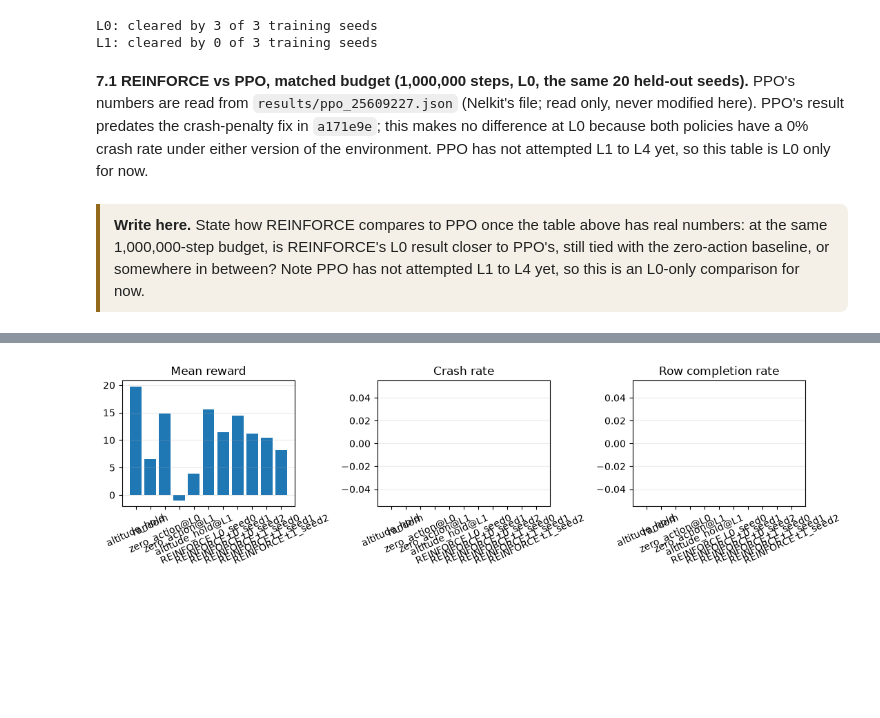
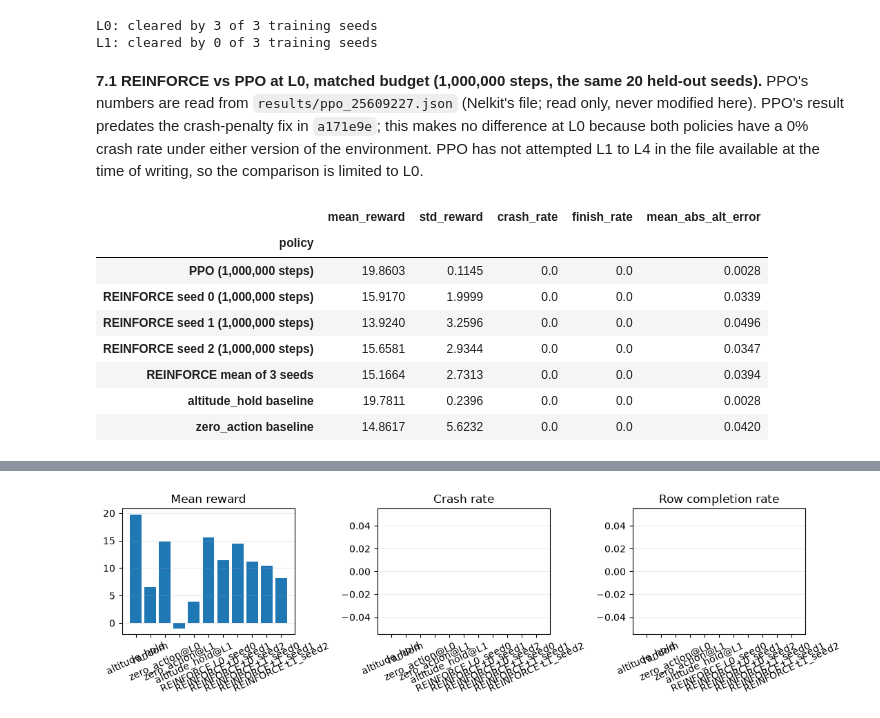
Before and after one commit to Nelkit/agroflight-rl, a Jupyter notebook: notebooks/reinforce_25418551.ipynb, the cells around one changed output, grey strips where cells are left out. Drawn from its saved outputs; the diff is of its cells as text; code cells hidden in the pictures; blank space fills up the shorter version.

Commit message:
Add conclusion to REINFORCE notebook, and part E ready

```diff
--- a/notebooks/reinforce_25418551.ipynb
+++ b/notebooks/reinforce_25418551.ipynb
@@ -836,7 +827,7 @@ else:
 L0: cleared by 3 of 3 training seeds
 L1: cleared by 0 of 3 training seeds
 # %% [markdown]
-**7.1 REINFORCE vs PPO, matched budget (1,000,000 steps, L0, the same 20 held-out seeds).** PPO's numbers are read from `results/ppo_25609227.json` (Nelkit's file; read only, never modified here). PPO's result predates the crash-penalty fix in `a171e9e`; this makes no difference at L0 because both policies have a 0% crash rate under either version of the environment. PPO has not attempted L1 to L4 yet, so this table is L0 only for now.
+**7.1 REINFORCE vs PPO at L0, matched budget (1,000,000 steps, the same 20 held-out seeds).** PPO's numbers are read from `results/ppo_25609227.json` (Nelkit's file; read only, never modified here). PPO's result predates the crash-penalty fix in `a171e9e`; this makes no difference at L0 because both policies have a 0% crash rate under either version of the environment. PPO has not attempted L1 to L4 in the file available at the time of writing, so the comparison is limited to L0.
 # %%
 if RUN_LEGACY_V1:
     ppo_path = os.path.join(RESULTS_DIR, "ppo_25609227.json")
@@ -862,5 +853,25 @@ if RUN_LEGACY_V1:
     display(cmp_df.round(3))
 else:
     print('skipped: earlier 200k-step run (set RUN_LEGACY_V1 = True in cell 2.2 to redo it)')
-# %% [markdown]
-<div style="border-left:4px solid rgb(147,105,28);background:rgba(147,105,28,0.10);padding:10px 14px;border-radius:0 8px 8px 0;margin:6px 0"><b>Write here.</b> State how REINFORCE compares to PPO once the table above has real numbers: at the same 1,000,000-step budget, is REINFORCE's L0 result closer to PPO's, still tied with the zero-action baseline, or somewhere in between? Note PPO has not attempted L1 to L4 yet, so this is an L0-only comparison for now.</div>
+# %%
+import pandas as pd
+RE = json.load(open(os.path.join(RESULTS_DIR, "reinforce_25418551.json")))   # Part E results, see Section 7b
+ppo = json.load(open(os.path.join(RESULTS_DIR, "ppo_25609227.json")))
+cols = ["mean_reward", "std_reward", "crash_rate", "finish_rate", "mean_abs_alt_error"]
+rows = [{"policy": f"PPO ({ppo['training']['total_timesteps']:,} steps)", **{k: ppo["evaluation"]["levels"]["L0"][k] for k in cols}}]
+for s in (0, 1, 2):
+    rows.append({"policy": f"REINFORCE seed {s} (1,000,000 steps)", **{k: RE["evaluation"]["per_seed"][f"L0_seed{s}"][k] for k in cols}})
+rows.append({"policy": "REINFORCE mean of 3 seeds", **{k: RE["evaluation"]["levels"]["L0"][k] for k in cols}})
+for b in ("altitude_hold", "zero_action"):
+    rows.append({"policy": f"{b} baseline", **{k: RE["evaluation"]["baselines"][f"{b}@L0"][k] for k in cols}})
+display(pd.DataFrame(rows).set_index("policy").round(4))
+# %% [output]
+|  | mean_reward | std_reward | crash_rate | finish_rate | mean_abs_alt_error |
+| policy |  |  |  |  |  |
+| PPO (1,000,000 steps) | 19.8603 | 0.1145 | 0.0 | 0.0 | 0.0028 |
+| REINFORCE seed 0 (1,000,000 steps) | 15.9170 | 1.9999 | 0.0 | 0.0 | 0.0339 |
+| REINFORCE seed 1 (1,000,000 steps) | 13.9240 | 3.2596 | 0.0 | 0.0 | 0.0496 |
+| REINFORCE seed 2 (1,000,000 steps) | 15.6581 | 2.9344 | 0.0 | 0.0 | 0.0347 |
+| REINFORCE mean of 3 seeds | 15.1664 | 2.7313 | 0.0 | 0.0 | 0.0394 |
+| altitude_hold baseline | 19.7811 | 0.2396 | 0.0 | 0.0 | 0.0028 |
+| zero_action baseline | 14.8617 | 5.6232 | 0.0 | 0.0 | 0.0420 |
```
Also changed, not shown: parts of 28 cells of this notebook.
